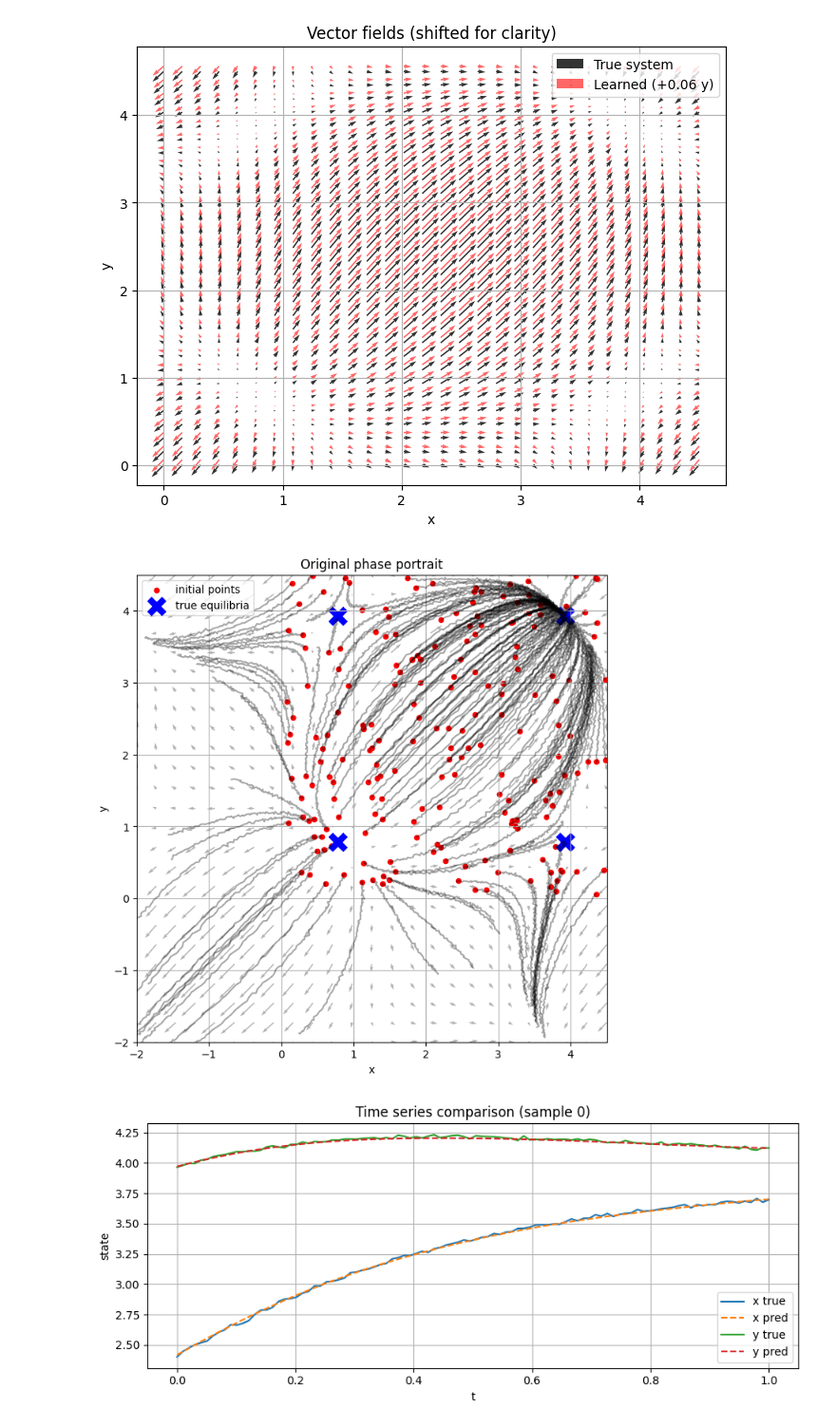
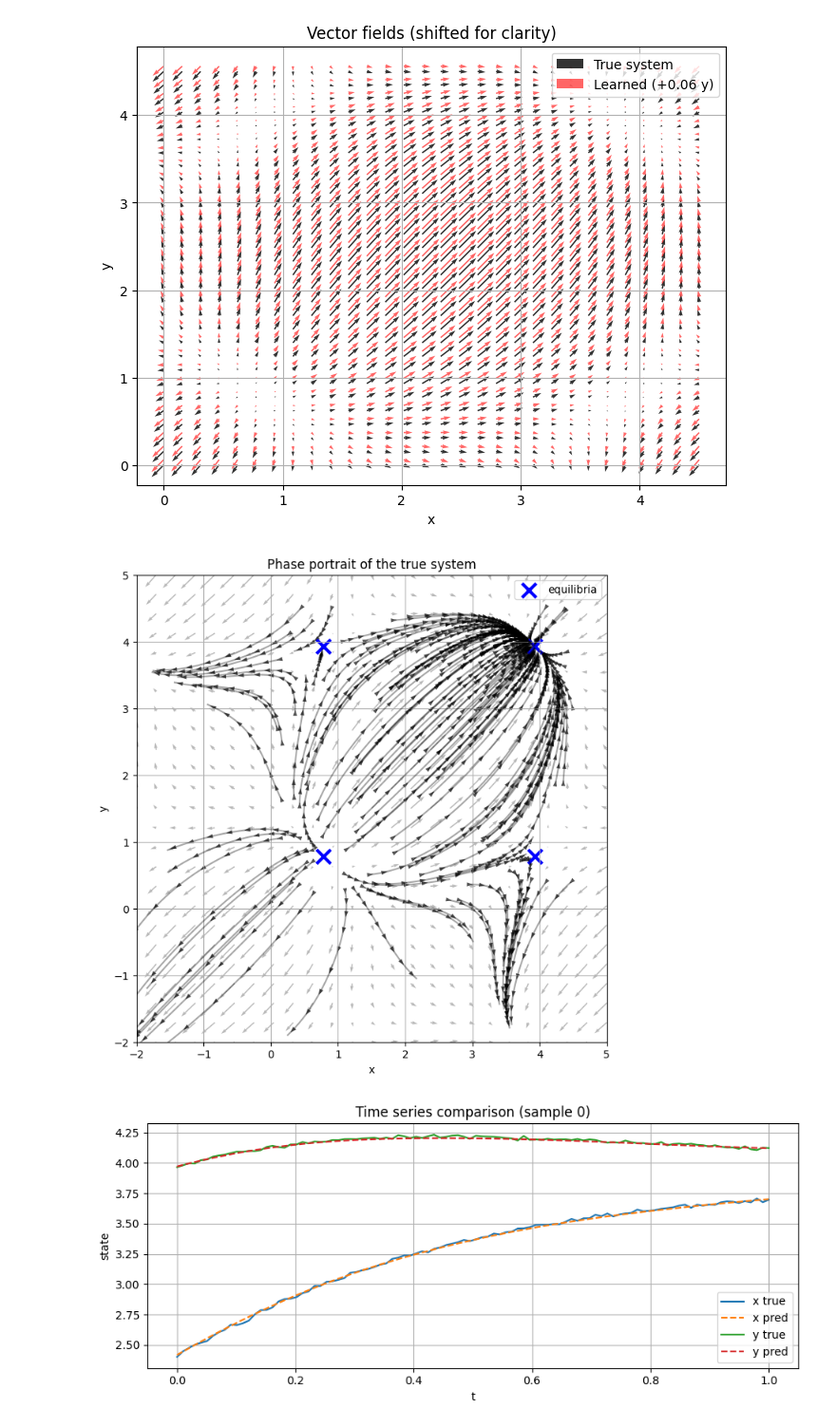
Before and after one commit to xsokolovae1/neural-odes-near-equilibria, a Jupyter notebook: TRAIN_ODES/cos_system/cos_tanh.ipynb, the cells around one changed output. Shown at 95% size. Drawn from its saved outputs; the diff is of its cells as text; code cells hidden in the pictures.

```diff
--- a/TRAIN_ODES/cos_system/cos_tanh.ipynb
+++ b/TRAIN_ODES/cos_system/cos_tanh.ipynb
@@ -534,6 +490,0 @@ def plot_phase_portrait_true(gt_func, z0, Z_true, true_equilibria,
-# %%
-gt = Cos().to(device)
-plot_phase_portrait_true(gt, z0_test, Z_test, true_equilibria,
-                         xlim=(-2, 4.5), ylim=(-2, 4.5), grid_n=25, max_traj=200)
-# %% [output]
-[figure, removed]
@@ -540,3 +573,27 @@ plot_phase_portrait_true(gt, z0_test, Z_test, true_equilibria,
+# %%
+gt = Cos().to(device)
+
+true_equilibria = torch.tensor([
+    [math.pi/4,     math.pi/4],
+    [math.pi/4,     5*math.pi/4],
+    [5*math.pi/4,   math.pi/4],
+    [5*math.pi/4,   5*math.pi/4],
+], dtype=torch.float32, device=device)
+
+plot_phase_portrait_system(
+    gt_func=gt,
+    z0=z0_test,          # или z0_train
+    t_eval=t_eval,
+    true_equilibria=true_equilibria,
+    xlim=(-2, 5),
+    ylim=(-2, 5),
+    grid_n=25,
+    max_traj=150,
+    traj_alpha=0.35,
+    arrow_step=12
+)
+# %% [output]
+[figure, added]
 # %%
 def plot_time_series_comparison(model, loader, t_eval, num_samples):
     model.eval()
```
Also changed, not shown: parts of 2 cells of this notebook.
